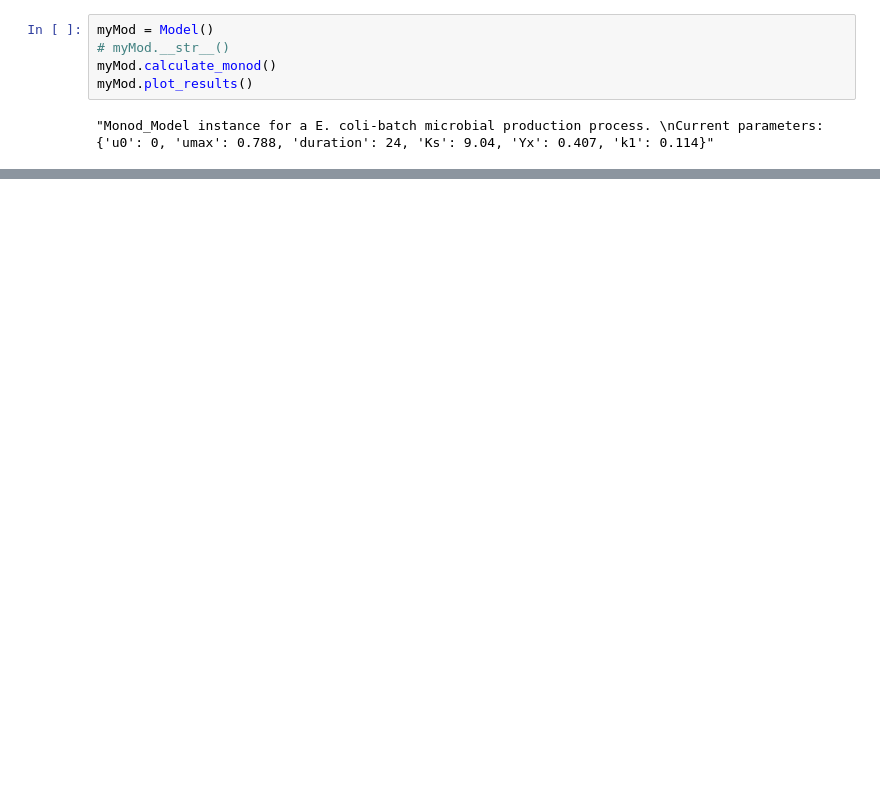
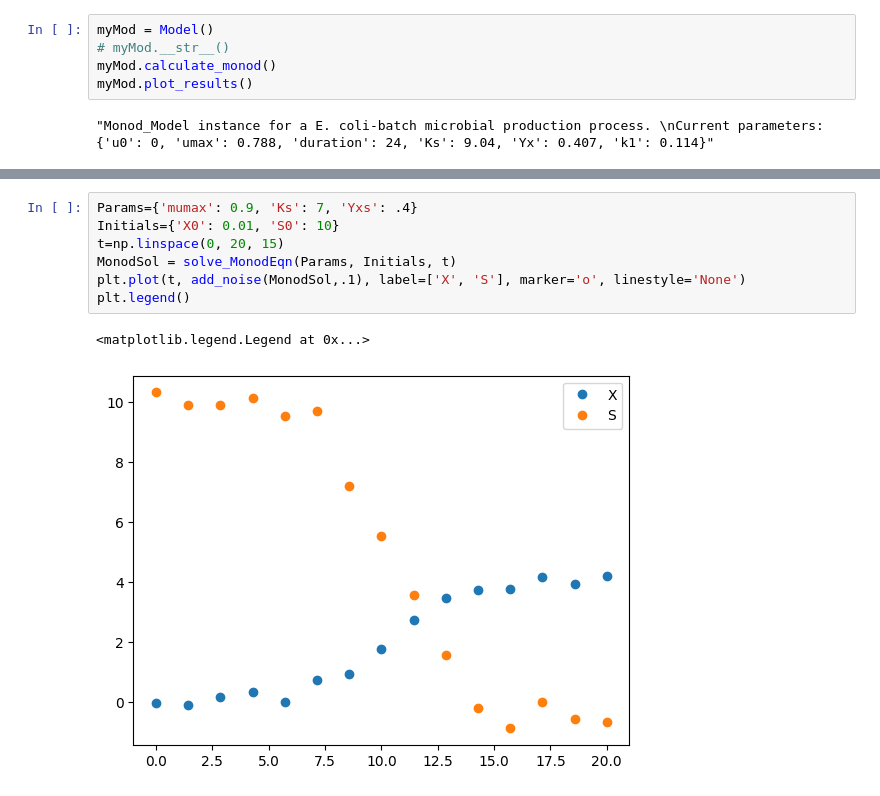
Before and after one commit to uliebal/RecExpSim, a Jupyter notebook: GroExpSim.ipynb, the cells around one changed output, grey strips where cells are left out. Saved outputs shown, nothing was run; the diff lists cells and outputs as text; blank space fills up the shorter version.

```diff
--- a/GroExpSim.ipynb
+++ b/GroExpSim.ipynb
@@ -143,0 +188,10 @@ plt.show()
+# %%
+Params={'mumax': 0.9, 'Ks': 7, 'Yxs': .4}
+Initials={'X0': 0.01, 'S0': 10}
+t=np.linspace(0, 20, 15)
+MonodSol = solve_MonodEqn(Params, Initials, t)
+plt.plot(t, add_noise(MonodSol,.1), label=['X', 'S'], marker='o', linestyle='None')
+plt.legend()
+# %% [output]
+<matplotlib.legend.Legend at 0x...>
+[figure, added]
```
Also changed, not shown: parts of 8 cells of this notebook, 1 other file.
